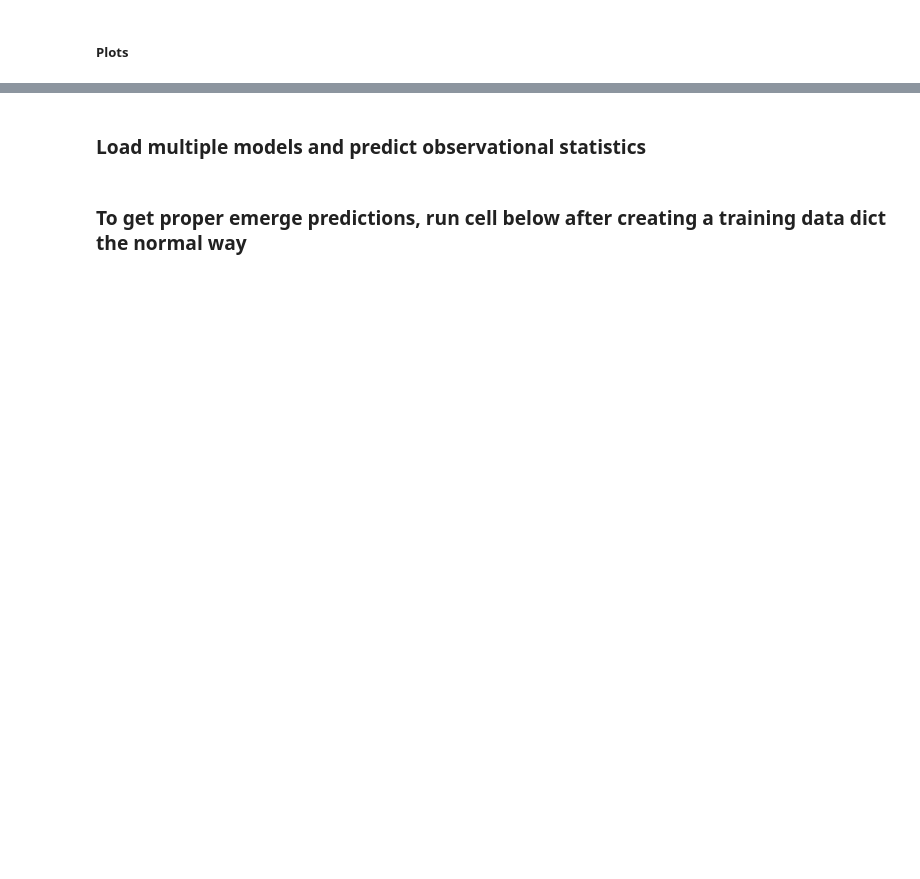
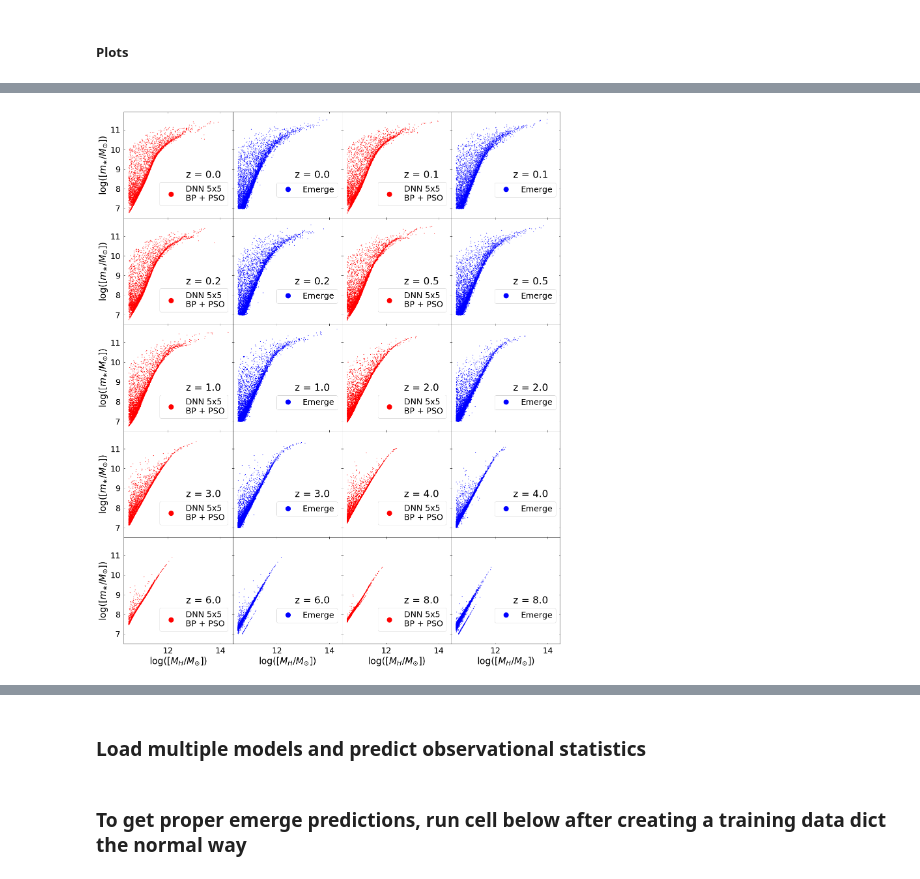
Before and after one commit to magnus-lindstrom/masters-project-galaxy-formation, a Jupyter notebook: code/backpropagation_code/bp_general_purpose_notebook.ipynb, the cells around one changed output, grey strips where cells are left out. Cells and saved outputs as stored; diff of their text form; code cells hidden in the pictures; blank space fills up the shorter version.

```diff
--- a/code/backpropagation_code/bp_general_purpose_notebook.ipynb
+++ b/code/backpropagation_code/bp_general_purpose_notebook.ipynb
@@ -136,5 +138,7 @@ fig2 = get_real_vs_pred_boxplot(model, training_data_dict, predicted_feat = 'Ste
 # %%
 fig3 = get_halo_stellar_mass_plots(model, training_data_dict, y_max = None, y_min = None, n_points=5000, redshifts='all',#[0,.2,.5,1,2,4,6,8],
-                                    x_min = None, x_max = None, data_type=mode, predicted_points = predicted_points)
+                                   x_min = None, x_max = None, data_type=mode, predicted_points = predicted_points, legend='DNN 5x5\nBP + PSO')
+# %% [output]
+[figure, added]
 # %%
 fig4 = get_stellar_mass_sfr_plots(model, training_data_dict, title=None, y_max = None, y_min = None, fontsize=20,
```
Also changed, not shown: parts of 35 cells of this notebook, 8 other files.
